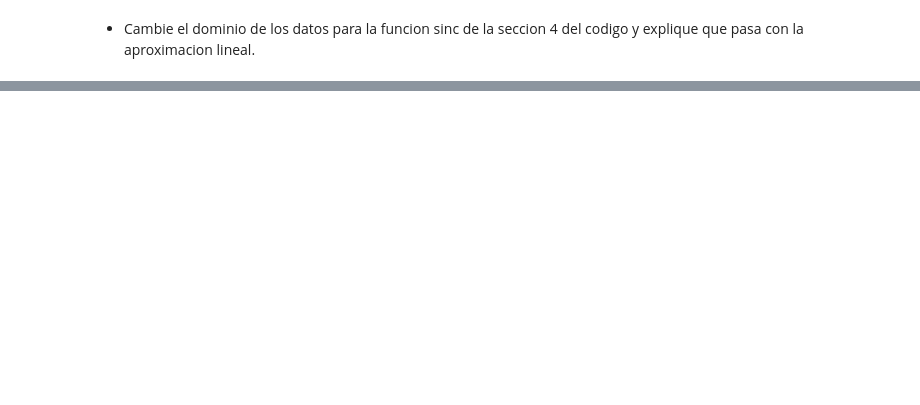
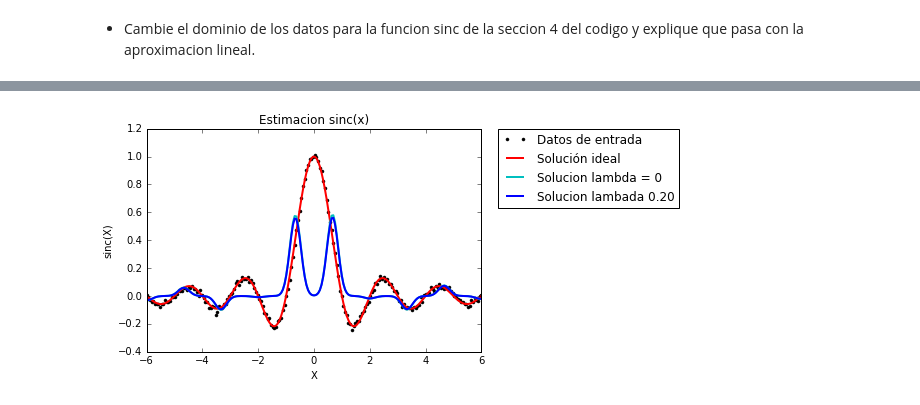
Before and after one commit to pin3da/data-science, a Jupyter notebook: Lab2.ipynb, the cells around one changed output, grey strips where cells are left out. Drawn from its saved outputs; the diff is of its cells as text; code cells hidden in the pictures; blank space fills up the shorter version.

```diff
--- a/Lab2.ipynb
+++ b/Lab2.ipynb
@@ -125,0 +242,85 @@ Utilice una funcion base polinomial y una sigmoidal para aproximar la funcion si
+# %%
+# 5. Mínimos cuadrados regularizados con representacion no lineal
+
+x = np.linspace(-6, 6, 200)
+X = np.array([x]).T
+y = np.sinc(x)
+Y = np.array([y]).T
+varn = 0.015;
+noise = np.random.normal(0, varn, size=len(y))
+noise = np.array([noise]).T
+yn = Y + noise
+
+import scipy.spatial as ss
+
+def Agauss(X, mu, sig = None):
+    if (sig == None):
+        sig = np.median(ss.distance.squareform(ss.distance.cdist(X, mu)))
+    D = ss.distance.cdist(X, mu)
+    phi = np.exp(-(D ** 2) / (2 * (sig ** 2)))
+    return phi
+
+def plotWithPhi(phi, yn):
+    def lcurva(phi, Y):
+        # TODO: implement l-curve
+        return [0.2, 1]
+
+    [ye0, w, C0] = linealMinCua(phi, yn)
+    [la, M] = lcurva(phi, Y)
+    ye = linealMinCua(phi, yn, la)[0]
+
+    plt.plot(x, yn, 'k.', label = 'Datos de entrada')
+    plt.plot(x, y, 'r', linewidth = 2, label = 'Solución ideal')
+    plt.plot(x, ye0[:,0], 'c', linewidth = 2, label = 'Solucion lambda = 0')
+    plt.plot(x, ye, 'b', linewidth = 2, label = 'Solucion lambada %.2f' % la)
+
+    plt.legend(bbox_to_anchor=(1.05, 1), loc=2, borderaxespad=0.)
+    plt.title('Estimacion sinc(x)')
+    plt.xlabel('X')
+    plt.ylabel('sinc(X)')
+    plt.show()
+
+
+    plt.imshow(C0, aspect='auto')
+    plt.colorbar()
+    plt.xlabel('caracteristica', fontsize = 14)
+    plt.ylabel('caracteristica', fontsize = 14)
+    plt.title('Phi^TPhi', fontsize = 14)
+    plt.show()
+
+    w, Val0 = np.linalg.eig(C0)
+    plt.stem(np.diag(Val0))
+    plt.xlabel('j', fontsize = 14)
+    plt.ylabel('Valj', fontsize = 14)
+    plt.title('Valores propios de la matriz - Phi^TPhi', fontsize = 14)
+    plt.show()
+
+    CReg = C0 + la * np.eye(len(C0))
+    w, Val1 = np.linalg.eig(CReg)
+
+    plt.imshow(CReg, aspect='auto')
+    plt.colorbar()
+    plt.xlabel('caracteristica', fontsize = 14)
+    plt.ylabel('caracteristica', fontsize = 14)
+    plt.title('Phi^TPhi + lambda I', fontsize = 14)
+    plt.show()
+
+    plt.stem(np.diag(Val1))
+    plt.xlabel('j', fontsize = 14)
+    plt.ylabel('Valj', fontsize = 14)
+    plt.title('Valores propios de la matriz - Phi^TPhi + lambda I', fontsize = 14)
+    plt.show()
+
+def plotSincApprox(LF): # Plots sinc approximation using LF latent functions
+    sig = 0.2
+    mu = np.linspace(-6, 6, LF)
+    mu = np.array([mu]).T
+    phi = Agauss(X, mu, sig)
+    plotWithPhi(phi, yn)
+
+
+plotSincApprox(10)
+plotSincApprox(30)
+plotSincApprox(200)
+# %% [output]
+[figure, added]
```
Also changed, not shown: parts of 17 cells of this notebook, 1 other file.
